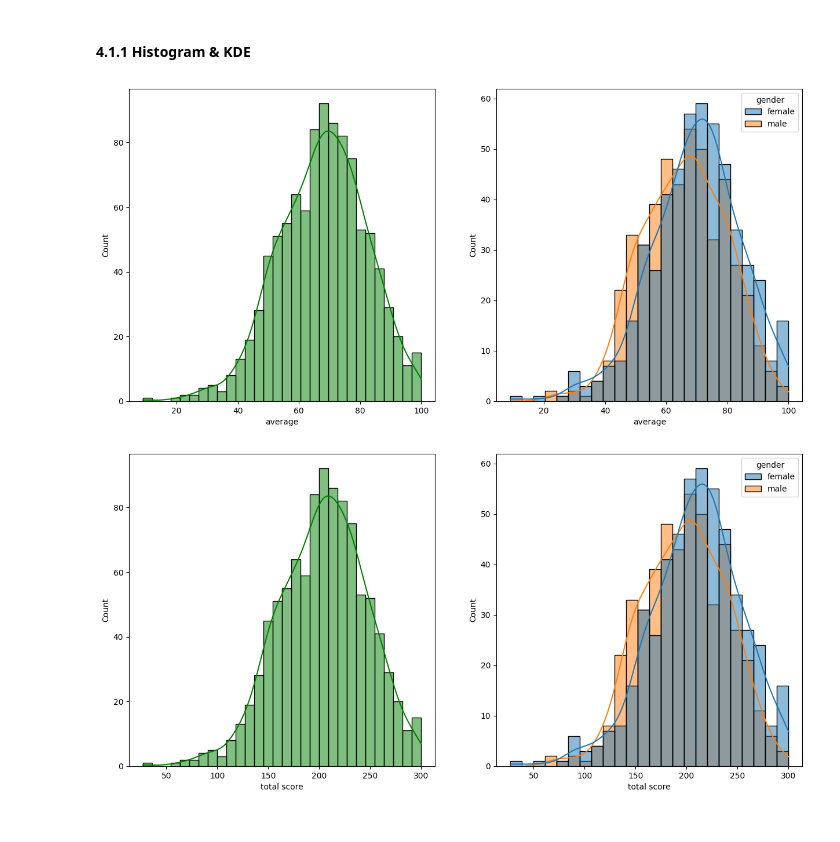
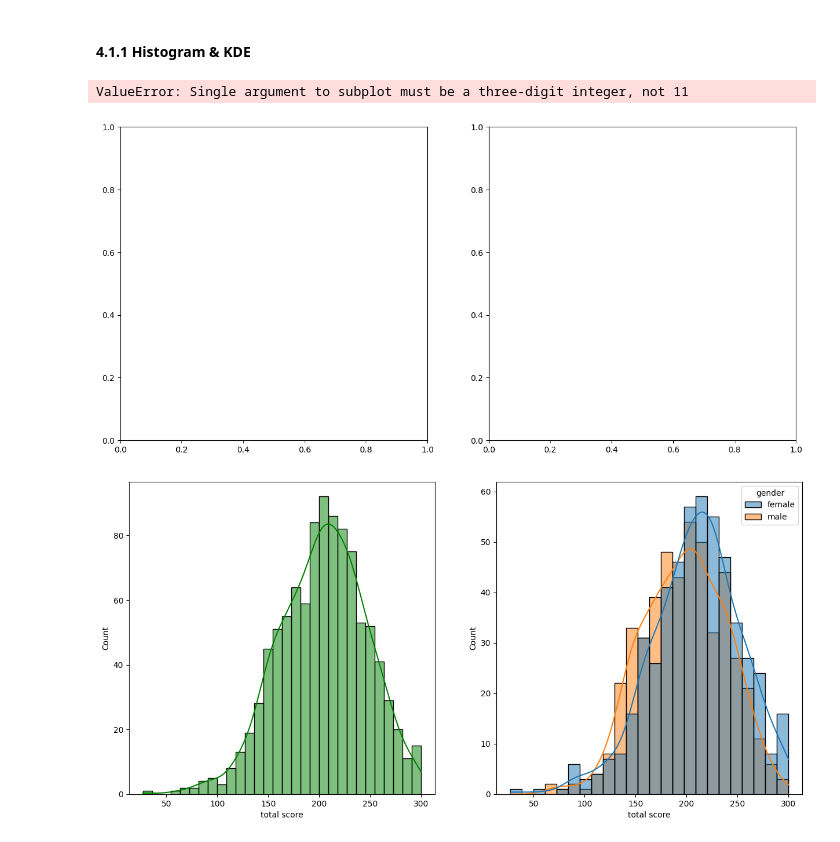
Before and after one commit to uditdas84/mlproject, a Jupyter notebook: notebook/1 . EDA STUDENT PERFORMANCE .ipynb, the cells around one changed output. Cells and saved outputs as stored; diff of their text form; code cells hidden in the pictures.

```diff
--- a/notebook/1 . EDA STUDENT PERFORMANCE .ipynb
+++ b/notebook/1 . EDA STUDENT PERFORMANCE .ipynb
@@ -276,13 +269,14 @@ Number of students with less than 20 marks in Reading: 1
 #### 4.1.1 Histogram & KDE
 # %%
 fig, axs = plt.subplots(1, 2, figsize=(15, 7))
-plt.subplot(121)
+plt.subplot(11)
 sns.histplot(data=df,x='average',bins=30,kde=True,color='g')
-plt.subplot(122)
+plt.subplot(12)
 sns.histplot(data=df,x='average',kde=True,hue='gender')
 plt.show()
 # %% [output]
+ValueError: Single argument to subplot must be a three-digit integer, not 11
-[figure, old version]
+[figure, new version]
 # %%
 fig, axs = plt.subplots(1, 2, figsize=(15, 7))
 plt.subplot(121)
```
Also changed, not shown: parts of 11 cells of this notebook, 6 other files.
